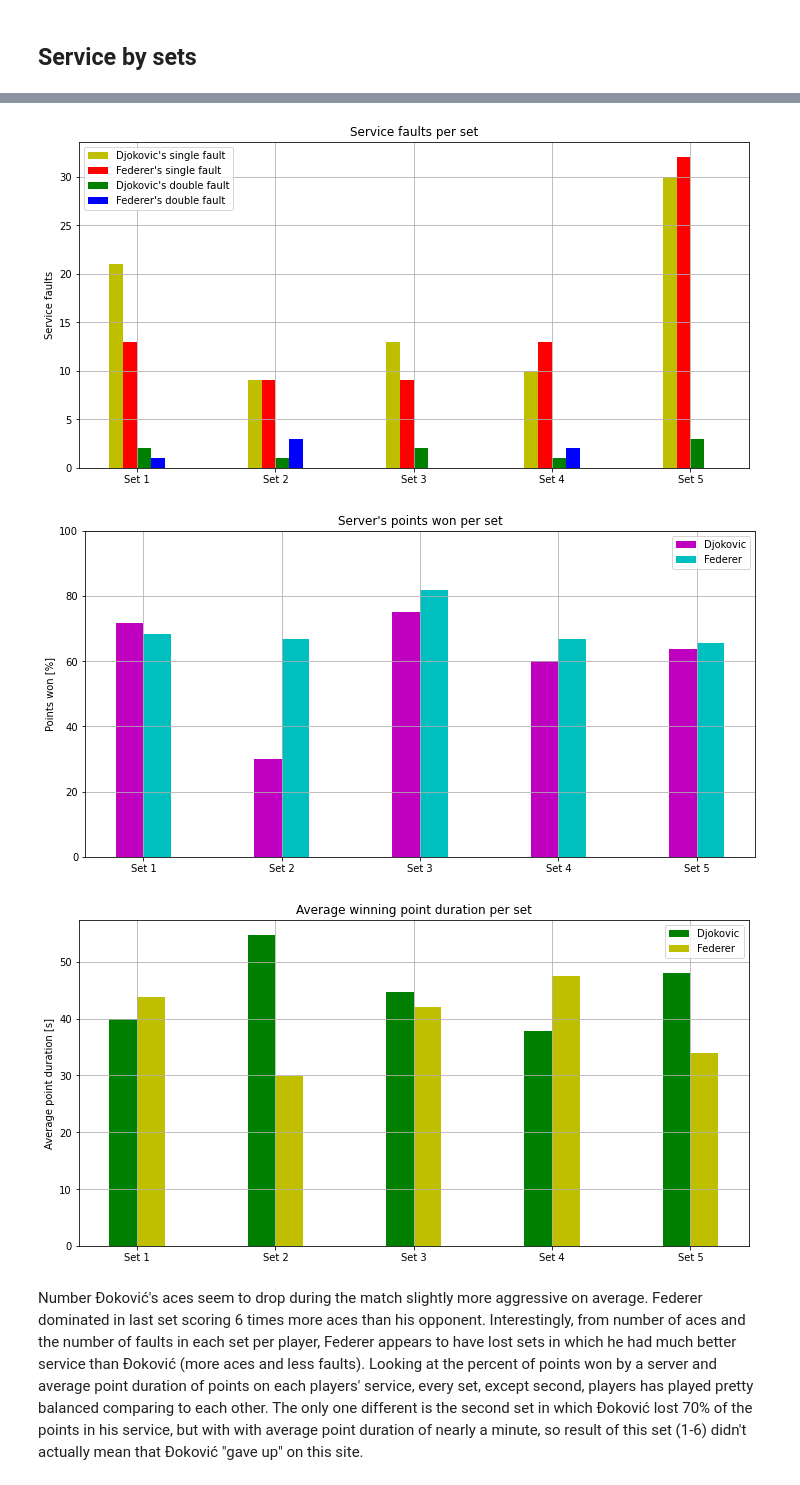
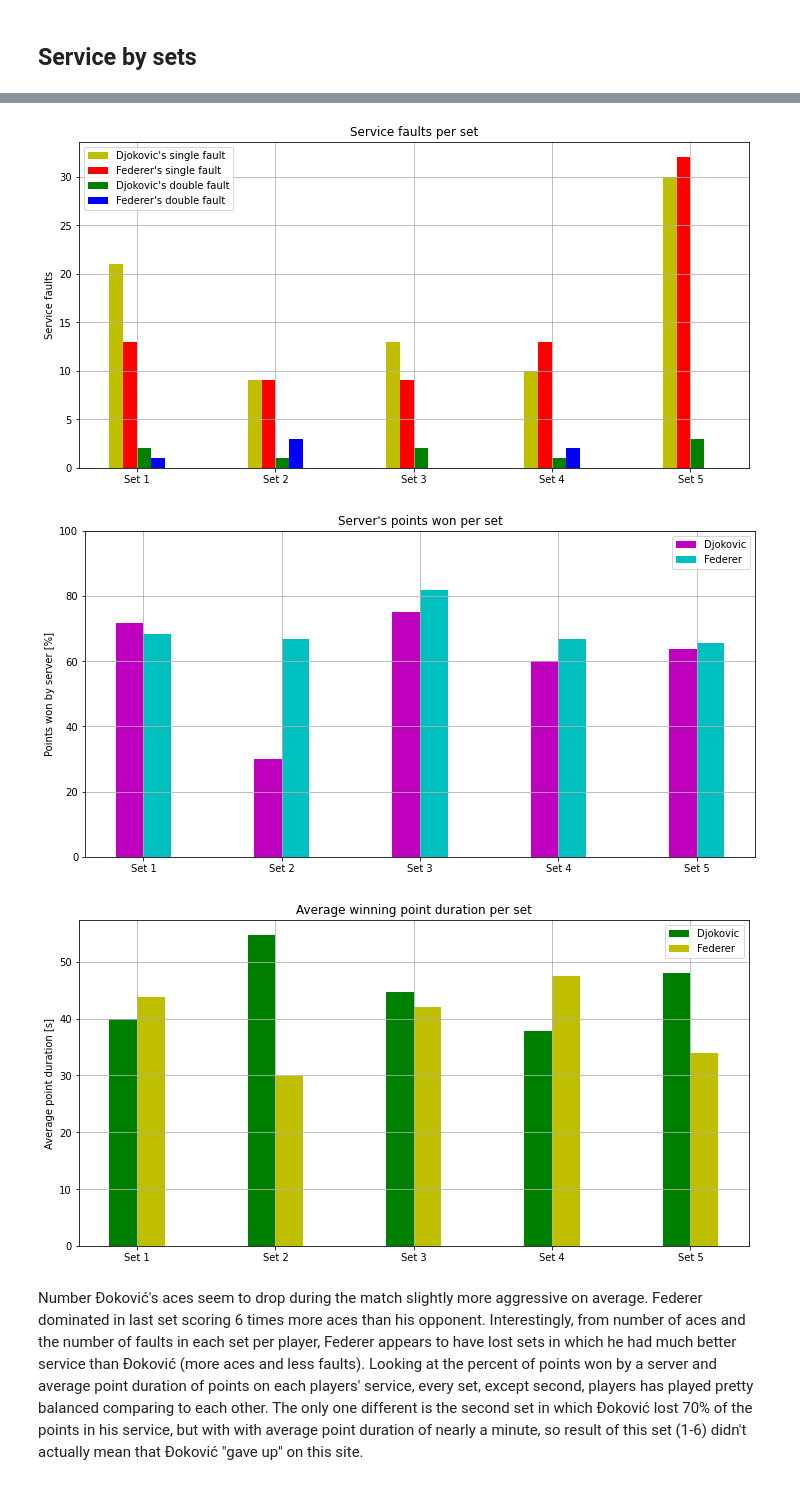
Before and after one commit to m-grbic/Foundley-Project, a Jupyter notebook: Tennis.ipynb, the cells around one changed output, grey strips where cells are left out. Drawn from its saved outputs; the diff is of its cells as text; code cells hidden in the pictures.

```diff
--- a/Tennis.ipynb
+++ b/Tennis.ipynb
@@ -219,35 +219,35 @@ plt.title('Service faults per set')
 plt.legend([player_name[0]+'\'s single fault', player_name[1]+'\'s single fault',
             player_name[0]+'\'s double fault', player_name[1]+'\'s double fault'])
 plt.grid('minor')
 plt.show()
 
 
 # Percentage of points won per set
 plt.figure(figsize=(12,6))
 plt.bar(sets-0.1, points_won_ratio[0], width=0.2, color='m', align='center')
 plt.bar(sets+0.1, points_won_ratio[1], width=0.2, color='c', align='center')
-plt.ylabel('Points won [%]')
+plt.ylabel('Points won by server [%]')
 plt.xticks(sets, set_names)
 plt.ylim([0, 100])
 plt.title('Server\'s points won per set')
 plt.legend(player_name)
 plt.grid('minor')
 plt.show()
 
 # Average point duration per set
 plt.figure(figsize=(12,6))
 plt.bar(sets-0.1, point_duration[0], width=0.2, color='g', align='center')
 plt.bar(sets+0.1, point_duration[1], width=0.2, color='y', align='center')
 plt.ylabel('Average point duration [s]')
 plt.xticks(sets, set_names)
 plt.title('Average winning point duration per set')
 plt.legend(player_name)
 plt.grid('minor')
 plt.show()
 # %% [output]
 [figure]
 [figure]
-[figure, old version]
+[figure, new version]
 [figure]
 # %% [markdown]
 Number Đoković's aces seem to drop during the match slightly more aggressive on average. Federer dominated in last set scoring 6 times more aces than his opponent. Interestingly, from number of aces and the number of faults in each set per player, Federer appears to have lost sets in which he had much better service than Đoković (more aces and less faults). Looking at the percent of points won by a server and average point duration of points on each players' service, every set, except second, players has played pretty balanced comparing to each other. The only one different is the second set in which Đoković lost 70% of the points in his service, but with with average point duration of nearly a minute, so result of this set (1-6) didn't actually mean that Đoković "gave up" on this site.
```
Also changed, not shown: parts of 7 cells of this notebook.
